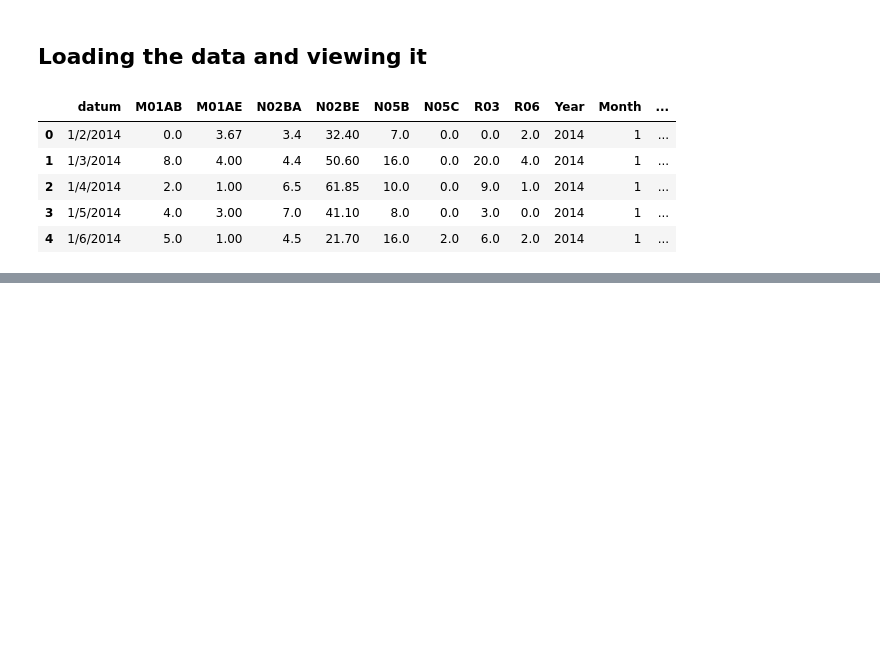
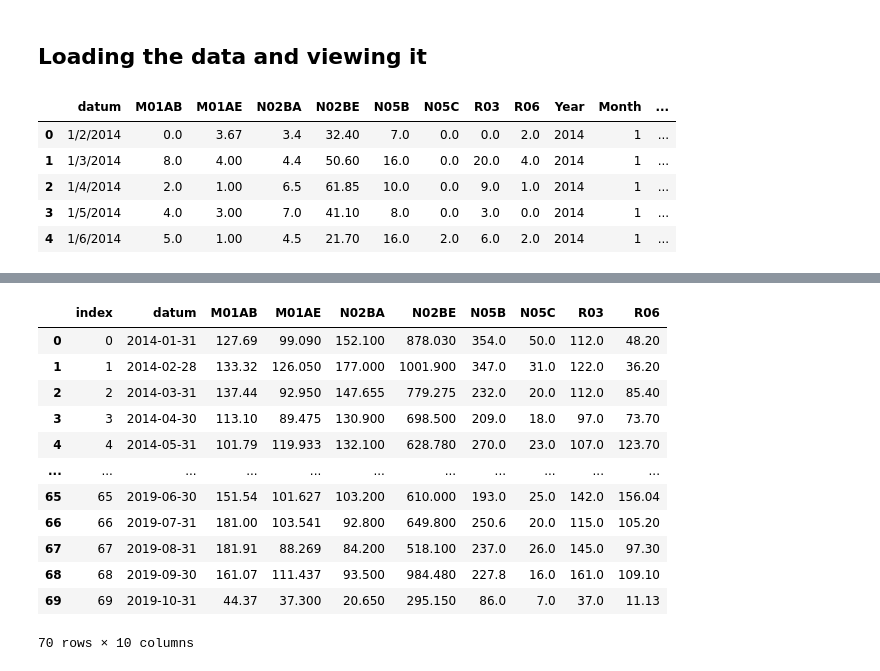
Before and after one commit to Desmondonam/pharmaceutical-prediction, a Jupyter notebook: Notebooks/Analyzing Pharmaceutical sales data.ipynb, the cells around one changed output, grey strips where cells are left out. Saved outputs shown, nothing was run; the diff lists cells and outputs as text; code cells hidden in the pictures; blank space fills up the shorter version.

```diff
--- a/Notebooks/Analyzing Pharmaceutical sales data.ipynb
+++ b/Notebooks/Analyzing Pharmaceutical sales data.ipynb
@@ -51,0 +265,21 @@ df.head()
+# %%
+df = pd.read_csv("D:/pharmaceutical-prediction/data/salesmonthly.csv")
+# %%
+df = df.loc[df['datum'].str.contains("2014") | df['datum'].str.contains("2015") | df['datum'].str.contains("2016") | df['datum'].str.contains("2017") | df['datum'].str.contains("2018") | df['datum'].str.contains("2019")]
+df = df.reset_index()
+# %%
+df
+# %% [output]
+|  | index | datum | M01AB | M01AE | N02BA | N02BE | N05B | N05C | R03 | R06 |
+| 0 | 0 | 2014-01-31 | 127.69 | 99.090 | 152.100 | 878.030 | 354.0 | 50.0 | 112.0 | 48.20 |
+| 1 | 1 | 2014-02-28 | 133.32 | 126.050 | 177.000 | 1001.900 | 347.0 | 31.0 | 122.0 | 36.20 |
+| 2 | 2 | 2014-03-31 | 137.44 | 92.950 | 147.655 | 779.275 | 232.0 | 20.0 | 112.0 | 85.40 |
+| 3 | 3 | 2014-04-30 | 113.10 | 89.475 | 130.900 | 698.500 | 209.0 | 18.0 | 97.0 | 73.70 |
+| 4 | 4 | 2014-05-31 | 101.79 | 119.933 | 132.100 | 628.780 | 270.0 | 23.0 | 107.0 | 123.70 |
+| ... | ... | ... | ... | ... | ... | ... | ... | ... | ... | ... |
+| 65 | 65 | 2019-06-30 | 151.54 | 101.627 | 103.200 | 610.000 | 193.0 | 25.0 | 142.0 | 156.04 |
+| 66 | 66 | 2019-07-31 | 181.00 | 103.541 | 92.800 | 649.800 | 250.6 | 20.0 | 115.0 | 105.20 |
+| 67 | 67 | 2019-08-31 | 181.91 | 88.269 | 84.200 | 518.100 | 237.0 | 26.0 | 145.0 | 97.30 |
+| 68 | 68 | 2019-09-30 | 161.07 | 111.437 | 93.500 | 984.480 | 227.8 | 16.0 | 161.0 | 109.10 |
+| 69 | 69 | 2019-10-31 | 44.37 | 37.300 | 20.650 | 295.150 | 86.0 | 7.0 | 37.0 | 11.13 |
+70 rows × 10 columns
```
Also changed, not shown: parts of 35 cells of this notebook.
